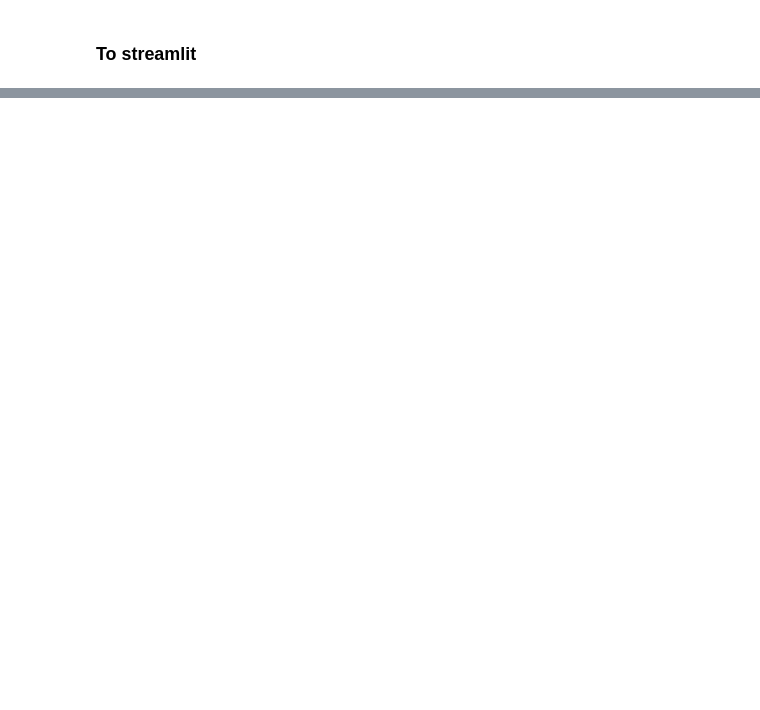
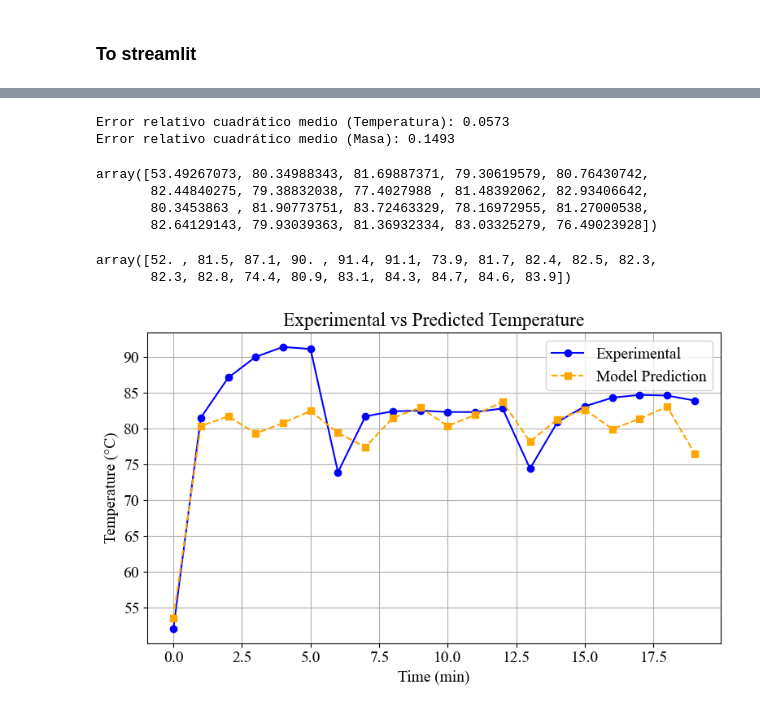
Before and after one commit to Juandhb99/proyecto-evaporadores, a Jupyter notebook: Balances/transient_.ipynb, the cells around one changed output, grey strips where cells are left out. Cells and saved outputs as stored; diff of their text form; code cells hidden in the pictures; blank space fills up the shorter version.

```diff
--- a/Balances/transient_.ipynb
+++ b/Balances/transient_.ipynb
@@ -566,0 +519,70 @@ last_concentration
+# %%
+# Convertir tiempos experimentales a minutos
+t_exp_min = t_exp / 60
+Vexp=[0,0.54,1.2,2.04,2.82,3.64,4.02,4.56,4.96,5.3,5.72,6.16,6.66,6.92,7.32,7.7,8.24,8.88,9.46,9.96,10.24]
+# Datos predichos desde tu diccionario de resultados
+time_array = np.array(results["time"]) / 60  # en minutos
+T_array = np.array(results["temperature_C"])
+M_array = np.array(results["mass"])
+
+# Encontrar coincidencias exactas de tiempo
+mask = np.isin(time_array, t_exp_min)
+
+# Extraer datos predichos en esos tiempos
+T_pred_match = T_array[mask]
+M_pred_match = M_array[mask]
+time_matched = time_array[mask]
+
+# Crear diccionarios para acceder rápido por tiempo
+T_pred_dict = dict(zip(time_matched, T_pred_match))
+M_pred_dict = dict(zip(time_matched, M_pred_match))
+
+# Obtener los valores predichos y experimentales en orden coincidente
+T_pred = np.array([T_pred_dict[t] for t in t_exp_min if t in T_pred_dict])
+M_pred = np.array([M_pred_dict[t] for t in t_exp_min if t in M_pred_dict])
+T_exp_filtered = np.array([T_exp[i] for i, t in enumerate(t_exp_min) if t in T_pred_dict])
+M_exp_filtered = np.array([M_exp[i] for i, t in enumerate(t_exp_min) if t in M_pred_dict])
+
+# Función de error relativo cuadrático medio
+def relative_rmse(y_real, y_pred):
+    return np.sqrt(np.mean(((y_real - y_pred) / y_real) ** 2))
+
+# Calcular errores
+error_T = relative_rmse(T_exp_filtered, T_pred)
+error_M = relative_rmse(M_exp_filtered, M_pred)
+
+# Mostrar resultados
+print(f"Error relativo cuadrático medio (Temperatura): {error_T:.4f}")
+print(f"Error relativo cuadrático medio (Masa): {error_M:.4f}")
+# %% [output]
+Error relativo cuadrático medio (Temperatura): 0.0573
+Error relativo cuadrático medio (Masa): 0.1493
+# %%
+T_pred
+# %% [output]
+array([53.49267073, 80.34988343, 81.69887371, 79.30619579, 80.76430742,
+       82.44840275, 79.38832038, 77.4027988 , 81.48392062, 82.93406642,
+       80.3453863 , 81.90773751, 83.72463329, 78.16972955, 81.27000538,
+       82.64129143, 79.93039363, 81.36932334, 83.03325279, 76.49023928])
+# %%
+T_exp_filtered
+# %% [output]
+array([52. , 81.5, 87.1, 90. , 91.4, 91.1, 73.9, 81.7, 82.4, 82.5, 82.3,
+       82.3, 82.8, 74.4, 80.9, 83.1, 84.3, 84.7, 84.6, 83.9])
+# %%
+# Tiempo filtrado, mismo para ambas series
+t_matched = np.array([t for t in t_exp_min if t in T_pred_dict])
+
+plt.figure(figsize=(8, 5))
+plt.plot(t_matched, T_exp_filtered, 'o-', label='Experimental', color='blue')
+plt.plot(t_matched, T_pred, 's--', label='Model Prediction', color='orange')
+
+plt.xlabel('Time (min)')
+plt.ylabel('Temperature (°C)')
+plt.title('Experimental vs Predicted Temperature')
+plt.legend()
+plt.grid(True)
+plt.tight_layout()
+plt.show()
+# %% [output]
+[figure, added]
```
Also changed, not shown: parts of 18 cells of this notebook, 1 other file.
